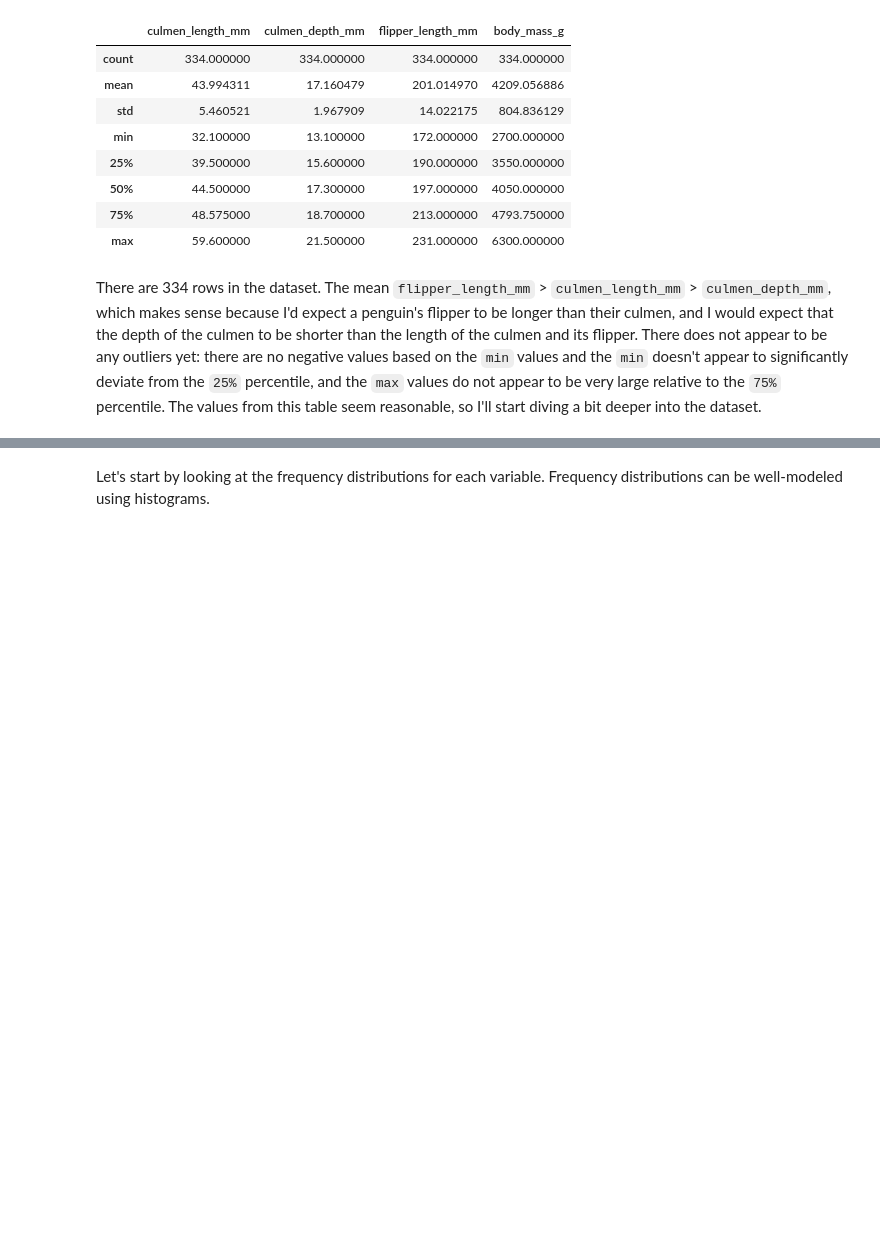
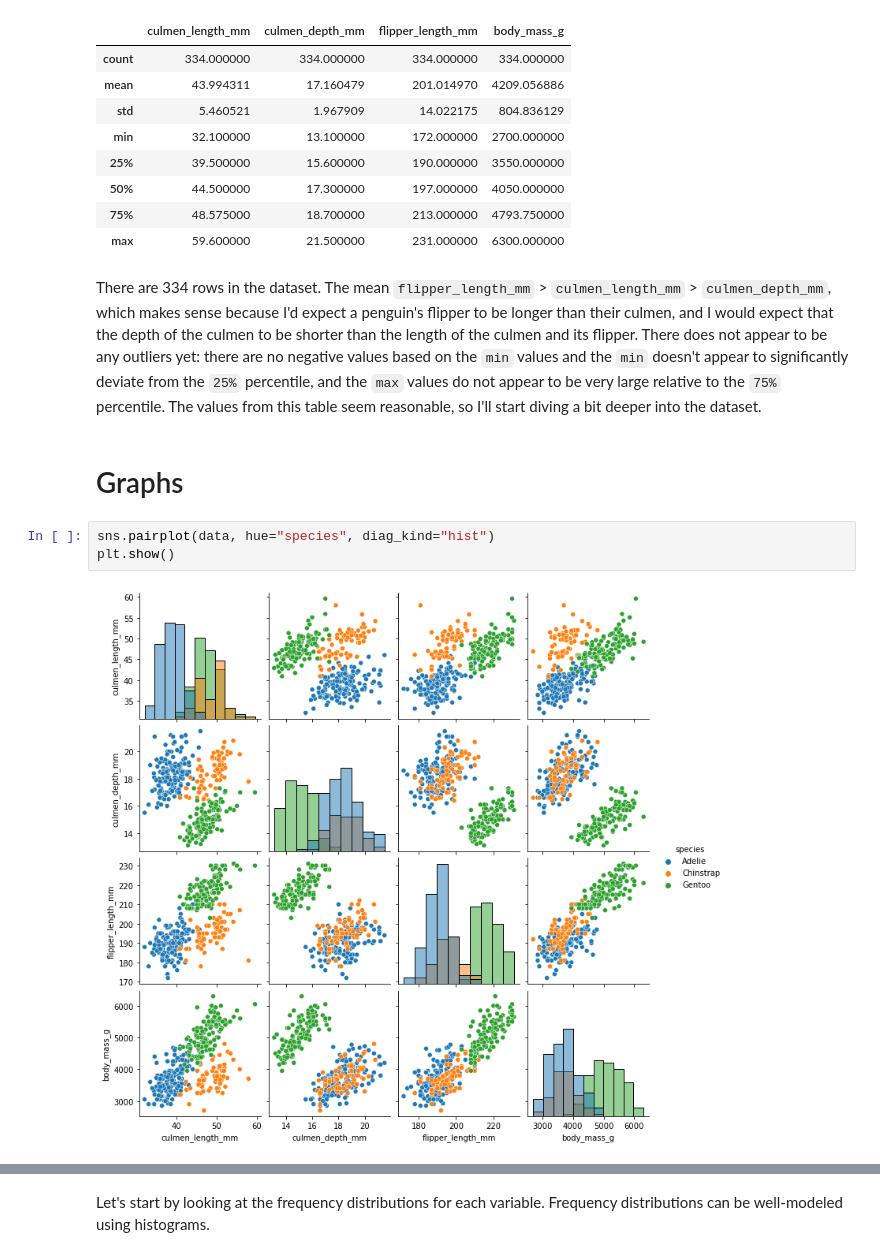
Before and after one commit to michaelhlavaty981/CSC630-Machine-Learning, a Jupyter notebook: Palmer_Penguins.ipynb, the cells around one changed output, grey strips where cells are left out. Cells and saved outputs as stored; diff of their text form; blank space fills up the shorter version.

Commit message:
sns.pairplot(), began classifer, planned

```diff
--- a/Palmer_Penguins.ipynb
+++ b/Palmer_Penguins.ipynb
@@ -90,3 +109,10 @@ data.describe()
 | max | 59.600000 | 21.500000 | 231.000000 | 6300.000000 |
 # %% [markdown]
 There are 334 rows in the dataset. The mean `flipper_length_mm` > `culmen_length_mm` > `culmen_depth_mm`, which makes sense because I'd expect a penguin's flipper to be longer than their culmen, and I would expect that the depth of the culmen to be shorter than the length of the culmen and its flipper. There does not appear to be any outliers yet: there are no negative values based on the `min` values and the `min` doesn't appear to significantly deviate from the `25%` percentile, and the `max` values do not appear to be very large relative to the `75%` percentile. The values from this table seem reasonable, so I'll start diving a bit deeper into the dataset.
+# %% [markdown]
+# Graphs
+# %%
+sns.pairplot(data, hue="species", diag_kind="hist")
+plt.show()
+# %% [output]
+[figure, added]
```
Also changed, not shown: parts of 26 cells of this notebook.
